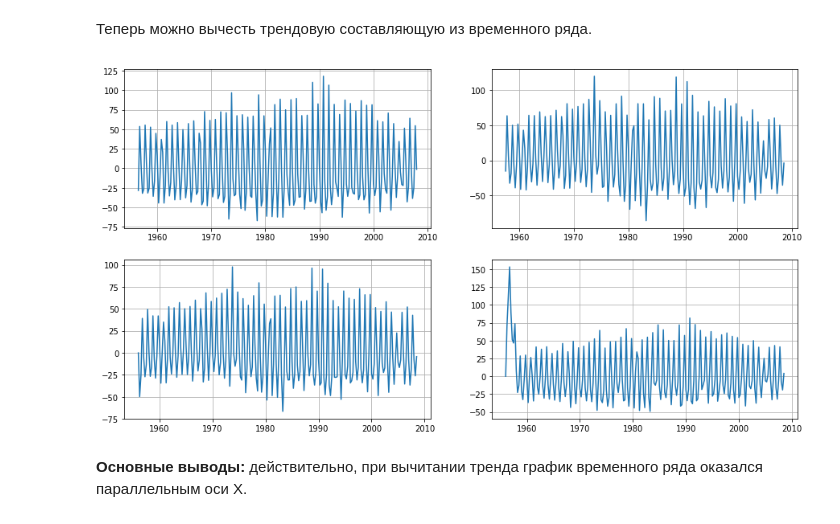
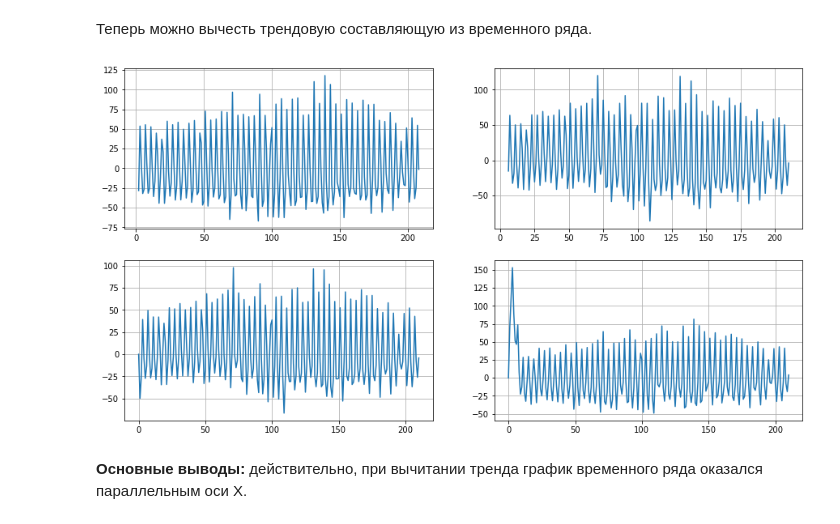
Before and after one commit to GeorgyFirsov/Educational-research-work, a Jupyter notebook: Анализ временного ряда.ipynb, the cells around one changed output. Drawn from its saved outputs; the diff is of its cells as text; code cells hidden in the pictures.

```diff
--- a/Анализ временного ряда.ipynb
+++ b/Анализ временного ряда.ipynb
@@ -103,7 +109,7 @@ lag_plot_data = {
 
 _, plots = plt.subplots(3, 4)
 for lag, (row, col) in lag_plot_data.items():
-    lag_plot(temperatures, lag=lag, s=dot_size, ax=plots[row][col]), plots[row][col].grid()
+    lag_plot(data_temp, lag=lag, s=dot_size, ax=plots[row][col]), plots[row][col].grid()
 
 plt.show()
 # %% [output]
@@ -183,8 +162,8 @@ ma_plot_data = {
 
 _, ax = plt.subplots(2, 2)
 for wnd, (row, col) in ma_plot_data.items():
-    ax[row][col].plot(beer_df.index, beer_df['value'])
-    ax[row][col].plot(beer_df['value'].rolling(window=wnd).mean(), c='r')
+    ax[row][col].plot(data_beer.index, data_beer['Value'])
+    ax[row][col].plot(data_beer['Value'].rolling(window=wnd).mean(), c='r')
     ax[row][col].grid()
 
 plt.show()
@@ -205,8 +184,8 @@ es_plot_data = {
 
 _, ax = plt.subplots(2, 2)
 for alpha, (row, col) in es_plot_data.items():
-    ax[row][col].plot(beer_df.index, beer_df['value'])
-    ax[row][col].plot(beer_df.index, exponential_smoothing(beer_df, alpha=alpha), c='r')
+    ax[row][col].plot(data_beer.index, data_beer['Value'])
+    ax[row][col].plot(data_beer.index, exponential_smoothing(data_beer, alpha=alpha), c='r')
     ax[row][col].grid()
 
 plt.show()
@@ -227,8 +206,8 @@ des_plot_data = {
 
 _, ax = plt.subplots(2, 2)
 for alpha, (row, col) in des_plot_data.items():
-    ax[row][col].plot(beer_df.index, beer_df['value'])
-    ax[row][col].plot(beer_df.index, double_exponential_smoothing(beer_df, alpha=alpha, beta=0.3)[:-1], c='r')
+    ax[row][col].plot(data_beer.index, data_beer['Value'])
+    ax[row][col].plot(data_beer.index, double_exponential_smoothing(data_beer, alpha=alpha, beta=0.3), c='r')
     ax[row][col].grid()
 
 plt.show()
@@ -241,17 +220,17 @@ plt.show()
 # %%
 detrend_plot_data = {
     1: (0, 0), 2: (0, 1),
     3: (1, 0), 4: (1, 1)
 }
 
 _, ax = plt.subplots(2, 2)
 for idx, (row, col) in detrend_plot_data.items():
-    ax[row][col].plot(beer_df.index, eval(f'detrend_{idx}'))
+    ax[row][col].plot(eval(f'detrend_{idx}'))
     ax[row][col].grid()
 
 plt.show()
 # %% [output]
-[figure, old version]
+[figure, new version]
 # %% [markdown]
 <span class="text_common"><b>Основные выводы:</b> действительно, при вычитании тренда график временного ряда оказался параллельным оси Х.</span>
 # %% [markdown]
```
Also changed, not shown: parts of 28 cells of this notebook, 6 other files.
